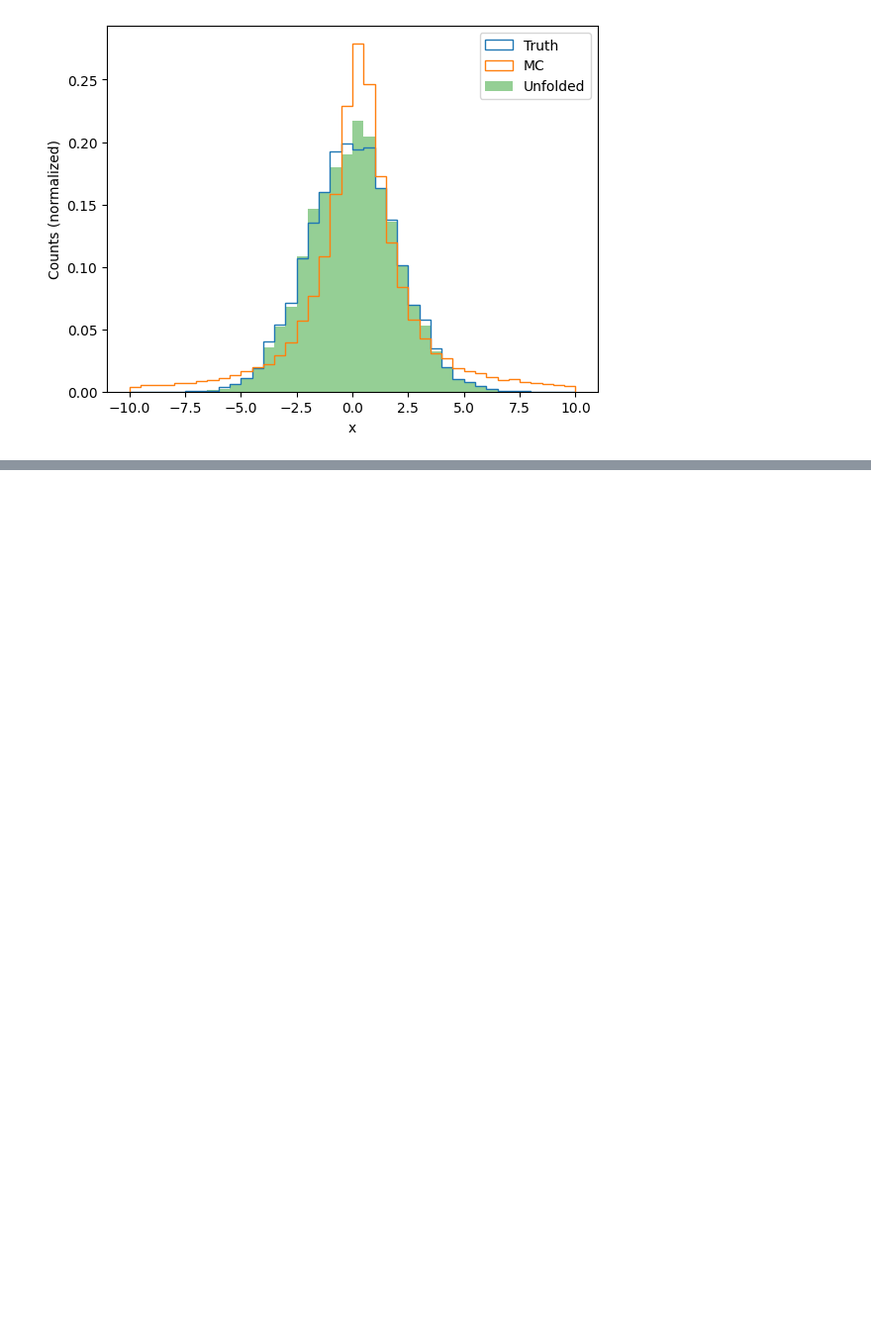
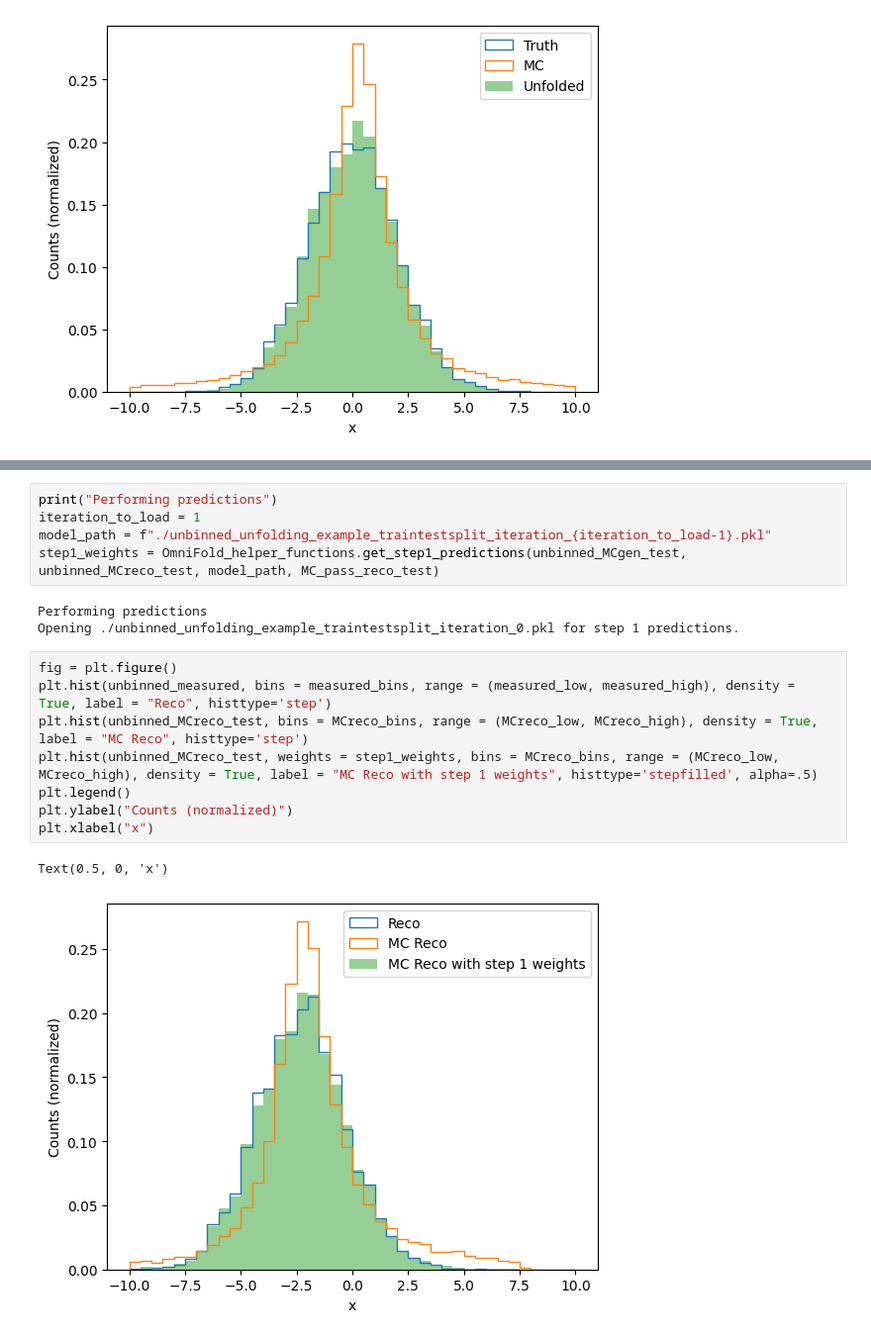
Before and after one commit to rymilton/unbinned_unfolding, a Jupyter notebook: examples/OmniFold_python_example.ipynb, the cells around one changed output, grey strips where cells are left out. Shown: that part at 99% size. Cells and saved outputs as stored; diff of their text form; blank space fills up the shorter version.

Commit message:
Added example of reco reweighting

```diff
--- a/examples/OmniFold_python_example.ipynb
+++ b/examples/OmniFold_python_example.ipynb
@@ -267,0 +257,19 @@ Text(0.5, 0, 'x')
+# %%
+print("Performing predictions")
+iteration_to_load = 1
+model_path = f"./unbinned_unfolding_example_traintestsplit_iteration_{iteration_to_load-1}.pkl"
+step1_weights = OmniFold_helper_functions.get_step1_predictions(unbinned_MCgen_test, unbinned_MCreco_test, model_path, MC_pass_reco_test)
+# %% [output]
+Performing predictions
+Opening ./unbinned_unfolding_example_traintestsplit_iteration_0.pkl for step 1 predictions.
+# %%
+fig = plt.figure()
+plt.hist(unbinned_measured, bins = measured_bins, range = (measured_low, measured_high), density = True, label = "Reco", histtype='step')
+plt.hist(unbinned_MCreco_test, bins = MCreco_bins, range = (MCreco_low, MCreco_high), density = True, label = "MC Reco", histtype='step')
+plt.hist(unbinned_MCreco_test, weights = step1_weights, bins = MCreco_bins, range = (MCreco_low, MCreco_high), density = True, label = "MC Reco with step 1 weights", histtype='stepfilled', alpha=.5)
+plt.legend()
+plt.ylabel("Counts (normalized)")
+plt.xlabel("x")
+# %% [output]
+Text(0.5, 0, 'x')
+[figure, added]
```
Also changed, not shown: parts of 3 cells of this notebook, 1 other file.
